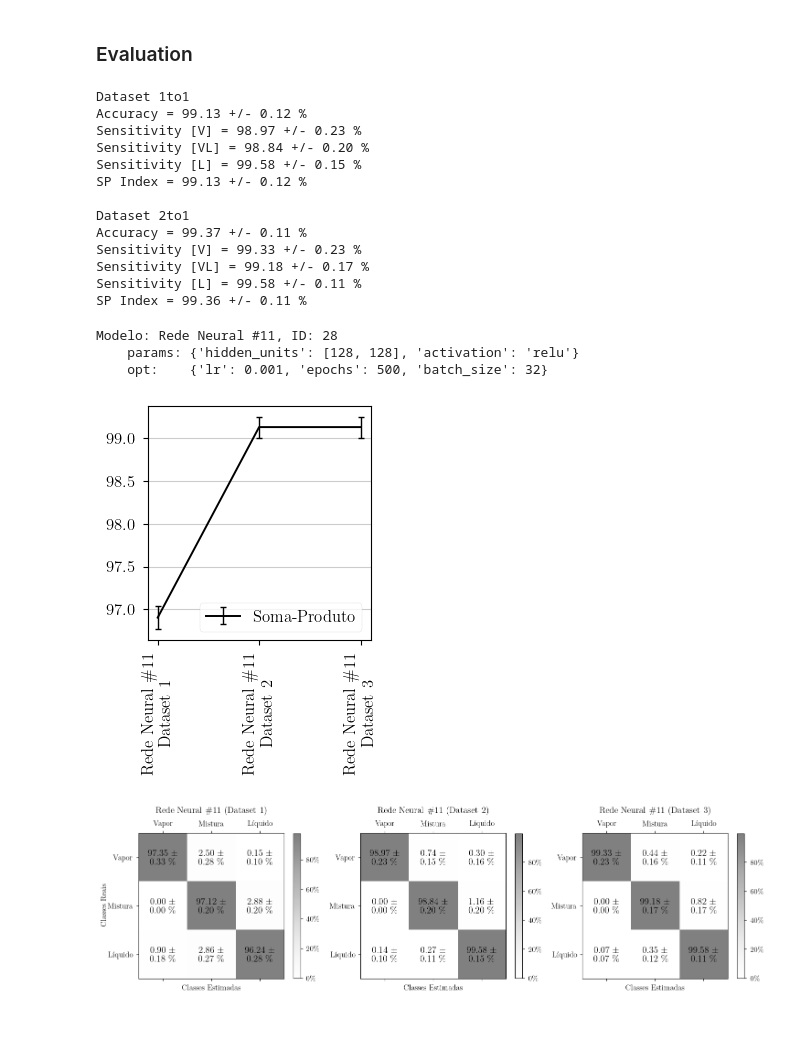
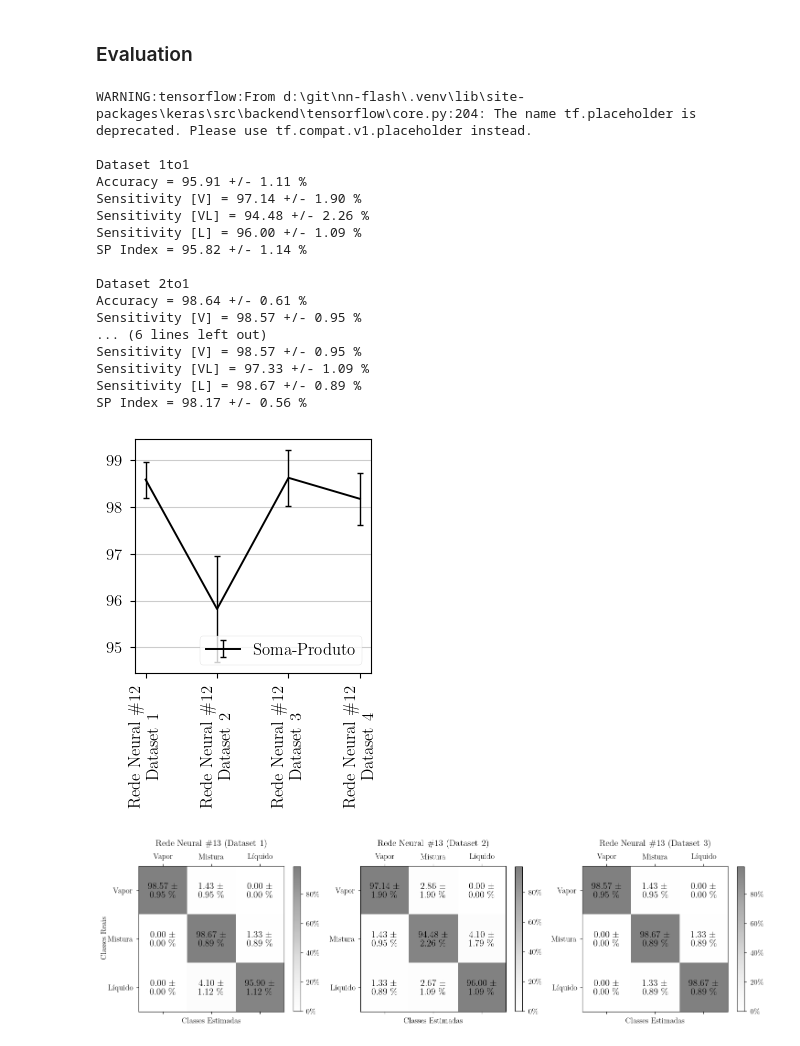
Before and after one commit to antonionicampos/nn-flash, a Jupyter notebook: notebooks/train_classification_model.ipynb, the cells around one changed output. Cells and saved outputs as stored; diff of their text form; code cells hidden in the pictures.

Commit message:
new dataset runs

```diff
--- a/notebooks/train_classification_model.ipynb
+++ b/notebooks/train_classification_model.ipynb
@@ -37,11 +48,11 @@ valid_data = datasets["valid"]
 # %%
 # Train best neural network
-# Rede Neural #11
-learning_rate = 0.001
-epochs = 500
-batch_size = 32
+# Rede Neural #13
+learning_rate = output["opt"]["lr"]
+epochs = output["opt"]["epochs"]
+batch_size = output["opt"]["batch_size"]
 
-params = {"hidden_units": [128, 128], "activation": "relu"}
+params = {"hidden_units": output["params"]["hidden_units"], "activation": output["params"]["activation"]}
 
 models = []
 for i, (train, valid) in enumerate(zip(train_data, valid_data)):
@@ -50,11 +61,7 @@ for i, (train, valid) in enumerate(zip(train_data, valid_data)):
     valid_features, valid_labels = valid["features"], valid["targets"]
 
     features, labels = train_features.values, train_labels.values
-    train_ds = (
-        tf.data.Dataset.from_tensor_slices((features, labels))
-        .shuffle(10000)
-        .batch(batch_size)
-    )
+    train_ds = tf.data.Dataset.from_tensor_slices((features, labels)).shuffle(10000).batch(batch_size)
 
     features, labels = valid_features.values, valid_labels.values
     valid_ds = tf.data.Dataset.from_tensor_slices((features, labels)).batch(batch_size)
@@ -166,20 +173,26 @@ def calculate_performances_values(folder, dataset_size):
 
 models_folder_1to1 = os.path.join("notebooks", "classification_models", "1to1")
 models_folder_2to1 = os.path.join("notebooks", "classification_models", "2to1")
+models_folder_3to1 = os.path.join("notebooks", "classification_models", "3to1")
 
 indices_1to1 = calculate_performances_values(models_folder_1to1, 1)
 indices_2to1 = calculate_performances_values(models_folder_2to1, 2)
+indices_3to1 = calculate_performances_values(models_folder_3to1, 3)
 # %% [output]
+WARNING:tensorflow:From d:\git\nn-flash\.venv\lib\site-packages\keras\src\backend\tensorflow\core.py:204: The name tf.placeholder is deprecated. Please use tf.compat.v1.placeholder instead.
+
 Dataset 1to1
-Accuracy = 99.13 +/- 0.12 %
-Sensitivity [V] = 98.97 +/- 0.23 %
-Sensitivity [VL] = 98.84 +/- 0.20 %
-Sensitivity [L] = 99.58 +/- 0.15 %
-SP Index = 99.13 +/- 0.12 %
+Accuracy = 95.91 +/- 1.11 %
+Sensitivity [V] = 97.14 +/- 1.90 %
+Sensitivity [VL] = 94.48 +/- 2.26 %
+Sensitivity [L] = 96.00 +/- 1.09 %
+SP Index = 95.82 +/- 1.14 %
 
 Dataset 2to1
-Accuracy = 99.37 +/- 0.11 %
-Sensitivity [V] = 99.33 +/- 0.23 %
-Sensitivity [VL] = 99.18 +/- 0.17 %
-Sensitivity [L] = 99.58 +/- 0.11 %
-SP Index = 99.36 +/- 0.11 %
+Accuracy = 98.64 +/- 0.61 %
+Sensitivity [V] = 98.57 +/- 0.95 %
+... (6 lines left out)
+Sensitivity [V] = 98.57 +/- 0.95 %
+Sensitivity [VL] = 97.33 +/- 1.09 %
+Sensitivity [L] = 98.67 +/- 0.89 %
+SP Index = 98.17 +/- 0.56 %
@@ -194,43 +199,29 @@ indices = analysis.load_performance_indices()
-# %%
-model_name = "Rede Neural #11"
-output = [out for out in results["outputs"] if out["model_name"] == model_name][0]
-model_id = [i for i, out in enumerate(results["outputs"]) if out["model_name"] == model_name][0]
-
-print(f"Modelo: {output['model_name']}, ID: {model_id}")
-print("    params:", output["params"])
-print("    opt:   ", output["opt"])
-# %% [output]
-Modelo: Rede Neural #11, ID: 28
-    params: {'hidden_units': [128, 128], 'activation': 'relu'}
-    opt:    {'lr': 0.001, 'epochs': 500, 'batch_size': 32}
 # %%
-name = model_name.replace('#', '\#')
+name = classifier_model_name.replace("#", "\#")
 
-labels = [
-    f"{name}\nDataset 1",
-    f"{name}\nDataset 2",
-    f"{name}\nDataset 3"]
-x = np.array([1, 2, 3])
+labels = [f"{name}\nDataset 1", f"{name}\nDataset 2", f"{name}\nDataset 3", f"{name}\nDataset 4"]
+x = np.array([1, 2, 3, 4])
 
 f, ax = plt.subplots(figsize=(3, 4))
 
 sp_indexes_1to1 = indices_1to1["sp_indexes"]
-sp_indexes_2to1 = indices_1to1["sp_indexes"]
+sp_indexes_2to1 = indices_2to1["sp_indexes"]
+sp_indexes_3to1 = indices_3to1["sp_indexes"]
 
-sp_idx = np.c_[indices["sp_index"][:, model_id], sp_indexes_1to1, sp_indexes_2to1]
+sp_idx = np.c_[indices["sp_index"][:, model_id], sp_indexes_1to1, sp_indexes_2to1, sp_indexes_3to1]
 
 y = sp_idx.mean(axis=0) * 100
 y_err = (sp_idx.std(axis=0) / np.sqrt(10 - 1)) * 100
 ax.errorbar(x, y, y_err, label="Soma-Produto", **errorbar_kwargs)
 ax.yaxis.grid()
 ax.set_xticks(x, labels, rotation=90, ha="center")
 ax.legend(loc="lower right")
 
 f.tight_layout()
 plt.savefig(os.path.join("data", "images", "sp_index_errorbar_plot_synthetic.png"), dpi=600)
 plt.show()
 # %% [output]
-[figure, old version]
+[figure, new version]
 # %%
 def plot_confusion_matrix(cm, ax, model_name):
     cm = cm / np.sum(cm, axis=2)[:, :, None]
```
Also changed, not shown: parts of 7 cells of this notebook, 2 other files.
